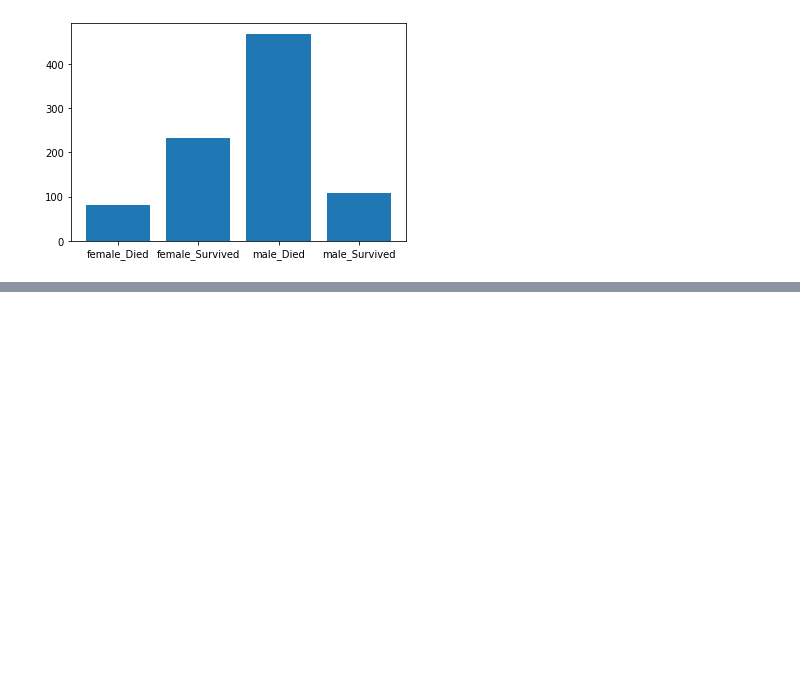
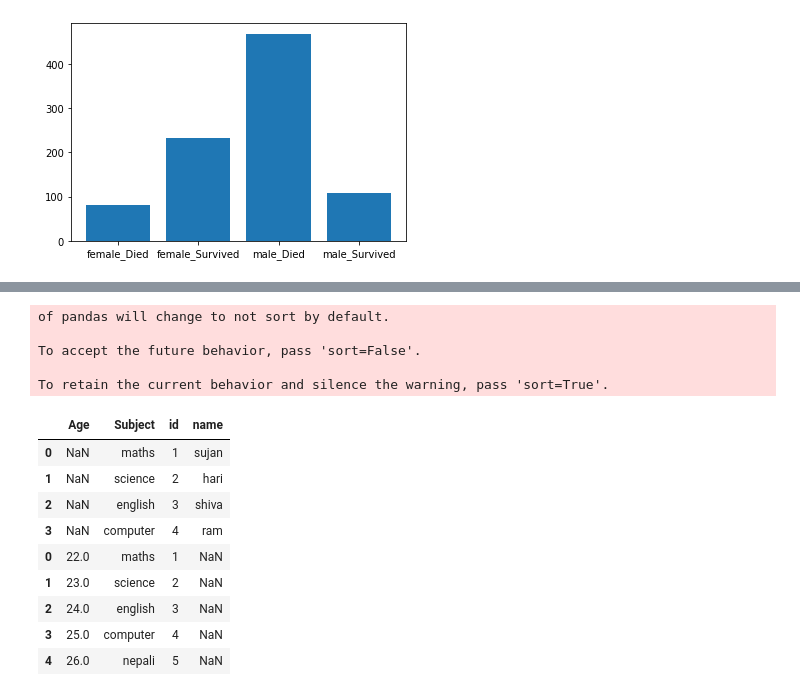
Before and after one commit to sujankumal/DeerwalkMachineLearning, a Jupyter notebook: pandas.ipynb, the cells around one changed output, grey strips where cells are left out. Saved outputs shown, nothing was run; the diff lists cells and outputs as text; code cells hidden in the pictures; blank space fills up the shorter version.

```diff
--- a/pandas.ipynb
+++ b/pandas.ipynb
@@ -540,0 +613,19 @@ sorted_df
+# %%
+
+pd.concat([left,right],ignore_index=False,axis=0)
+# %% [output]
+of pandas will change to not sort by default.
+
+To accept the future behavior, pass 'sort=False'.
+
+To retain the current behavior and silence the warning, pass 'sort=True'.
+|  | Age | Subject | id | name |
+| 0 | NaN | maths | 1 | sujan |
+| 1 | NaN | science | 2 | hari |
+| 2 | NaN | english | 3 | shiva |
+| 3 | NaN | computer | 4 | ram |
+| 0 | 22.0 | maths | 1 | NaN |
+| 1 | 23.0 | science | 2 | NaN |
+| 2 | 24.0 | english | 3 | NaN |
+| 3 | 25.0 | computer | 4 | NaN |
+| 4 | 26.0 | nepali | 5 | NaN |
```
Also changed, not shown: parts of 28 cells of this notebook, 1 other file.
